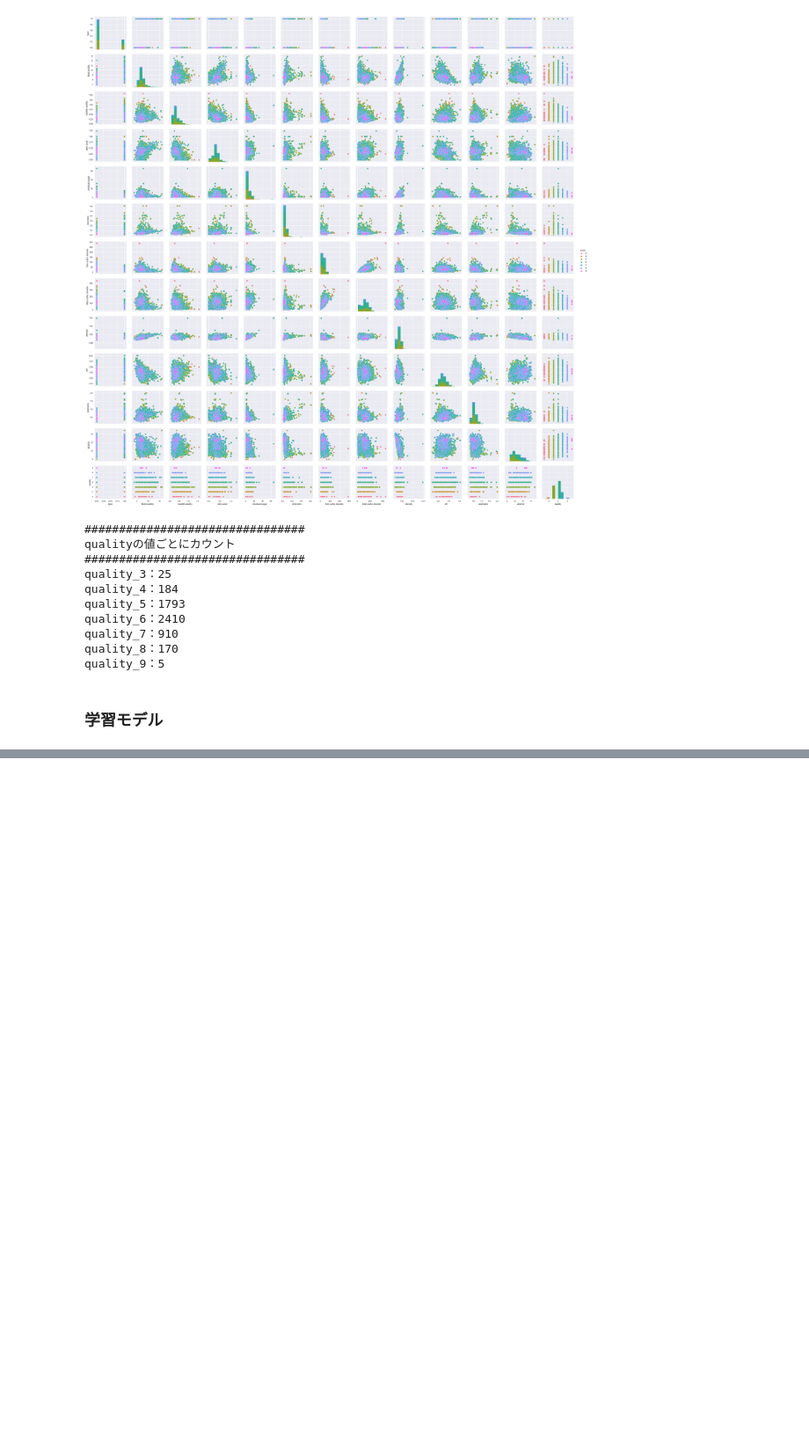
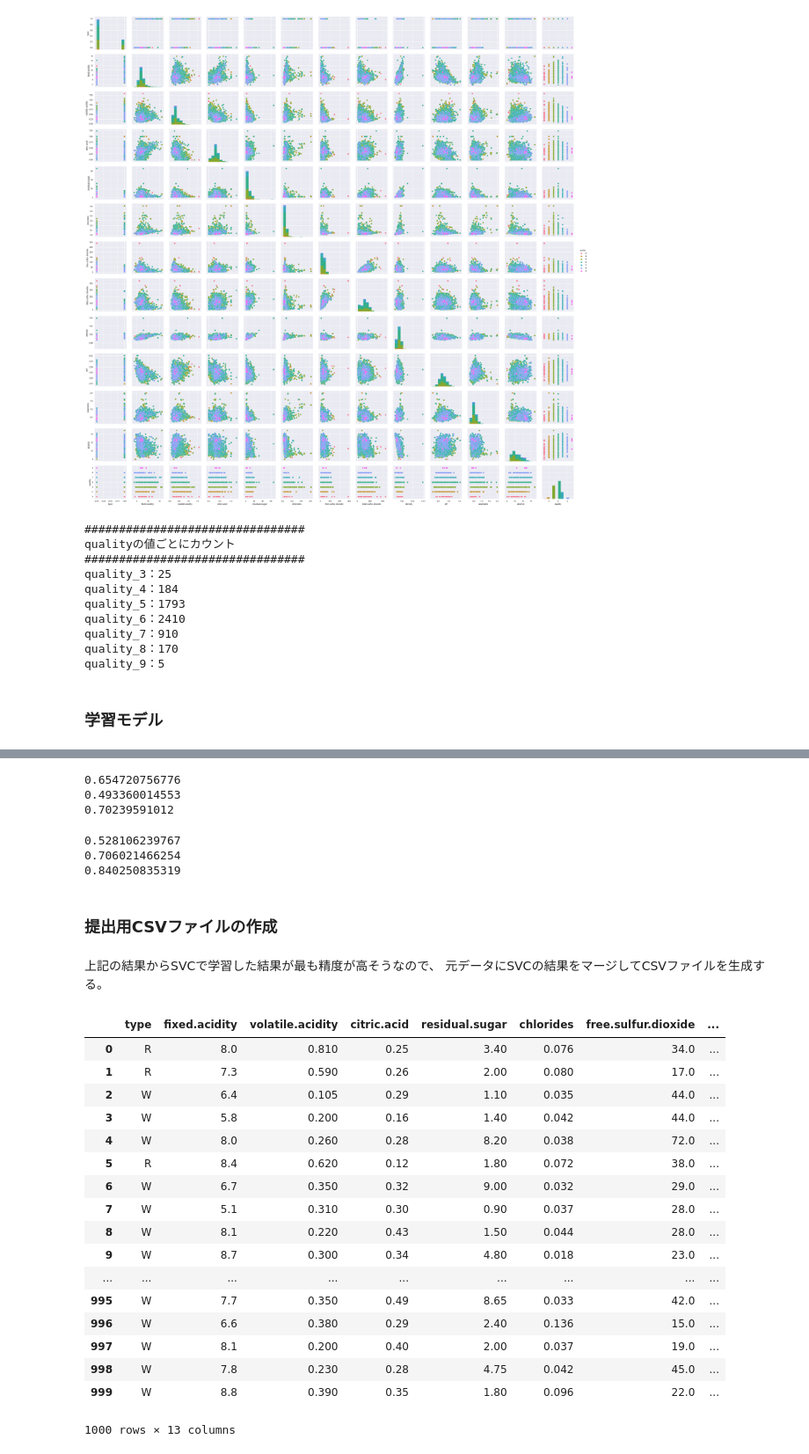
Before and after one commit to tennisky/kaggle_recruit, a Jupyter notebook: winequality/src/winequality_prediction.ipynb, the cells around one changed output, grey strips where cells are left out. Shown at 88% size. Cells and saved outputs as stored; diff of their text form; code cells hidden in the pictures; blank space fills up the shorter version.

```diff
--- a/winequality/src/winequality_prediction.ipynb
+++ b/winequality/src/winequality_prediction.ipynb
@@ -270,0 +347,8 @@ class Model_interface(object):
+# %%
+# Supprt Vector Classifier parameters
+svc_params = {
+    'kernel':'linear',
+    'C':0.025
+}
+
+svc = Model_interface(clf=SVC, seed=SEED, params=svc_params)
@@ -270,0 +357,6 @@ class Model_interface(object):
+# %%
+# 学習を行う為のinputとなる配列を生成
+y_train = train['quality'].ravel()
+train = train.drop(['quality'], axis=1)
+x_train = train.values
+x_test = test.values
@@ -270,0 +375,3 @@ class Model_interface(object):
+# %%
+# Support Vector Classifier
+svc_cross_train, svc_cross_test = cross_val(svc, x_train, y_train, x_test)
@@ -270,0 +437,48 @@ class Model_interface(object):
+# %%
+# Gradient Boosting
+print(accuracy_score(gb_cross_train, y_train))
+print(mean_squared_error(gb_cross_train, y_train))
+print(np.sqrt(mean_squared_error(gb_cross_train, y_train)))
+# %% [output]
+0.654720756776
+0.493360014553
+0.70239591012
+# %%
+# Support Vector Classifier
+print(accuracy_score(svc_cross_train, y_train))
+print(mean_squared_error(svc_cross_train, y_train))
+print(np.sqrt(mean_squared_error(svc_cross_train, y_train)))
+# %% [output]
+0.528106239767
+0.706021466254
+0.840250835319
+# %% [markdown]
+### 提出用CSVファイルの作成
+# %% [markdown]
+上記の結果からSVCで学習した結果が最も精度が高そうなので、
+元データにSVCの結果をマージしてCSVファイルを生成する。
+# %%
+# wine_test.csvファイルへ"quality"列を追加し、取得した結果を入れる
+test["quality"] = svc_cross_test
+# %%
+# カラムが追加されているか確認
+test
+# %% [output]
+|  | type | fixed.acidity | volatile.acidity | citric.acid | residual.sugar | chlorides | free.sulfur.dioxide | ... |
+| 0 | R | 8.0 | 0.810 | 0.25 | 3.40 | 0.076 | 34.0 | ... |
+| 1 | R | 7.3 | 0.590 | 0.26 | 2.00 | 0.080 | 17.0 | ... |
+| 2 | W | 6.4 | 0.105 | 0.29 | 1.10 | 0.035 | 44.0 | ... |
+| 3 | W | 5.8 | 0.200 | 0.16 | 1.40 | 0.042 | 44.0 | ... |
+| 4 | W | 8.0 | 0.260 | 0.28 | 8.20 | 0.038 | 72.0 | ... |
+| 5 | R | 8.4 | 0.620 | 0.12 | 1.80 | 0.072 | 38.0 | ... |
+| 6 | W | 6.7 | 0.350 | 0.32 | 9.00 | 0.032 | 29.0 | ... |
+| 7 | W | 5.1 | 0.310 | 0.30 | 0.90 | 0.037 | 28.0 | ... |
+| 8 | W | 8.1 | 0.220 | 0.43 | 1.50 | 0.044 | 28.0 | ... |
+| 9 | W | 8.7 | 0.300 | 0.34 | 4.80 | 0.018 | 23.0 | ... |
+| ... | ... | ... | ... | ... | ... | ... | ... | ... |
+| 995 | W | 7.7 | 0.350 | 0.49 | 8.65 | 0.033 | 42.0 | ... |
+| 996 | W | 6.6 | 0.380 | 0.29 | 2.40 | 0.136 | 15.0 | ... |
+| 997 | W | 8.1 | 0.200 | 0.40 | 2.00 | 0.037 | 19.0 | ... |
+| 998 | W | 7.8 | 0.230 | 0.28 | 4.75 | 0.042 | 45.0 | ... |
+| 999 | W | 8.8 | 0.390 | 0.35 | 1.80 | 0.096 | 22.0 | ... |
+1000 rows × 13 columns
```
Also changed, not shown: parts of 27 cells of this notebook.
